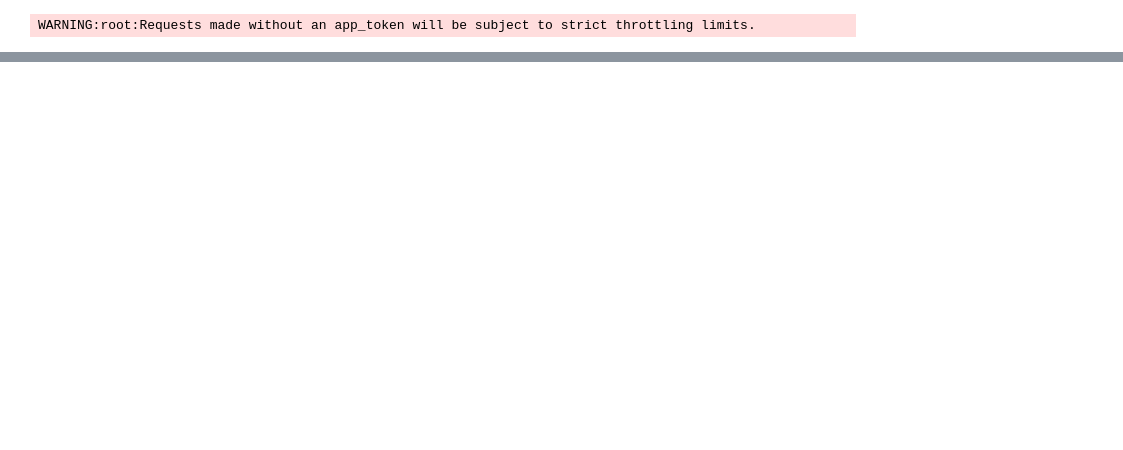
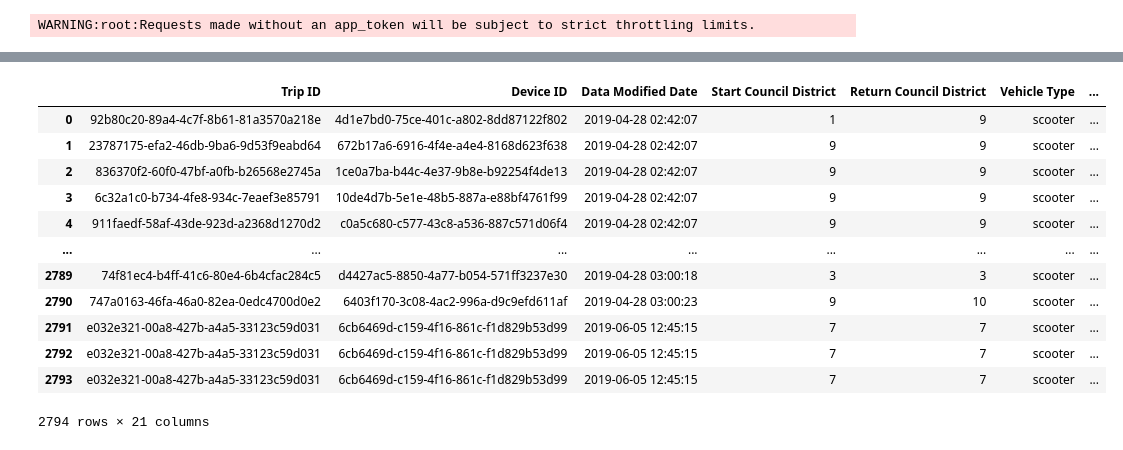
Before and after one commit to skhan4321/sanas-group-project, a Jupyter notebook: Zipcode data.ipynb, the cells around one changed output, grey strips where cells are left out. Saved outputs shown, nothing was run; the diff lists cells and outputs as text; code cells hidden in the pictures; blank space fills up the shorter version.

```diff
--- a/Zipcode data.ipynb
+++ b/Zipcode data.ipynb
@@ -85,0 +94,31 @@ merged_df
+# %%
+csvpath = os.path.join("ZIP_TRACT.csv")
+
+
+zip_data = pd.read_csv(csvpath)
+zip_data
+
+
+
+zip_data[["zip", "GEOID End"]] = zip_data[["zip", "GEOID End"]].astype(str)
+
+zip_data
+
+
+zip_data_merge = pd.merge(clean_results_df,zip_data, on= "GEOID End", how ="right" )
+
+zip_data_merge.dropna()
+# %% [output]
+|  | Trip ID | Device ID | Data Modified Date | Start Council District | Return Council District | Vehicle Type | ... |
+| 0 | 92b80c20-89a4-4c7f-8b61-81a3570a218e | 4d1e7bd0-75ce-401c-a802-8dd87122f802 | 2019-04-28 02:42:07 | 1 | 9 | scooter | ... |
+| 1 | 23787175-efa2-46db-9ba6-9d53f9eabd64 | 672b17a6-6916-4f4e-a4e4-8168d623f638 | 2019-04-28 02:42:07 | 9 | 9 | scooter | ... |
+| 2 | 836370f2-60f0-47bf-a0fb-b26568e2745a | 1ce0a7ba-b44c-4e37-9b8e-b92254f4de13 | 2019-04-28 02:42:07 | 9 | 9 | scooter | ... |
+| 3 | 6c32a1c0-b734-4fe8-934c-7eaef3e85791 | 10de4d7b-5e1e-48b5-887a-e88bf4761f99 | 2019-04-28 02:42:07 | 9 | 9 | scooter | ... |
+| 4 | 911faedf-58af-43de-923d-a2368d1270d2 | c0a5c680-c577-43c8-a536-887c571d06f4 | 2019-04-28 02:42:07 | 9 | 9 | scooter | ... |
+| ... | ... | ... | ... | ... | ... | ... | ... |
+| 2789 | 74f81ec4-b4ff-41c6-80e4-6b4cfac284c5 | d4427ac5-8850-4a77-b054-571ff3237e30 | 2019-04-28 03:00:18 | 3 | 3 | scooter | ... |
+| 2790 | 747a0163-46fa-46a0-82ea-0edc4700d0e2 | 6403f170-3c08-4ac2-996a-d9c9efd611af | 2019-04-28 03:00:23 | 9 | 10 | scooter | ... |
+| 2791 | e032e321-00a8-427b-a4a5-33123c59d031 | 6cb6469d-c159-4f16-861c-f1d829b53d99 | 2019-06-05 12:45:15 | 7 | 7 | scooter | ... |
+| 2792 | e032e321-00a8-427b-a4a5-33123c59d031 | 6cb6469d-c159-4f16-861c-f1d829b53d99 | 2019-06-05 12:45:15 | 7 | 7 | scooter | ... |
+| 2793 | e032e321-00a8-427b-a4a5-33123c59d031 | 6cb6469d-c159-4f16-861c-f1d829b53d99 | 2019-06-05 12:45:15 | 7 | 7 | scooter | ... |
+2794 rows × 21 columns
```
Also changed, not shown: parts of 20 cells of this notebook.
